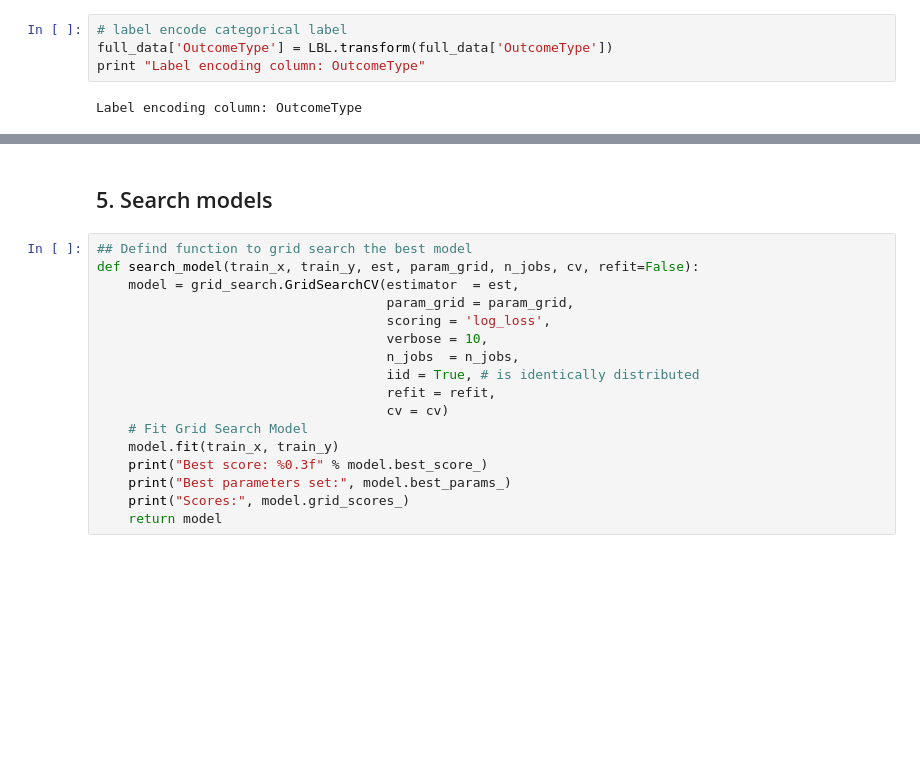
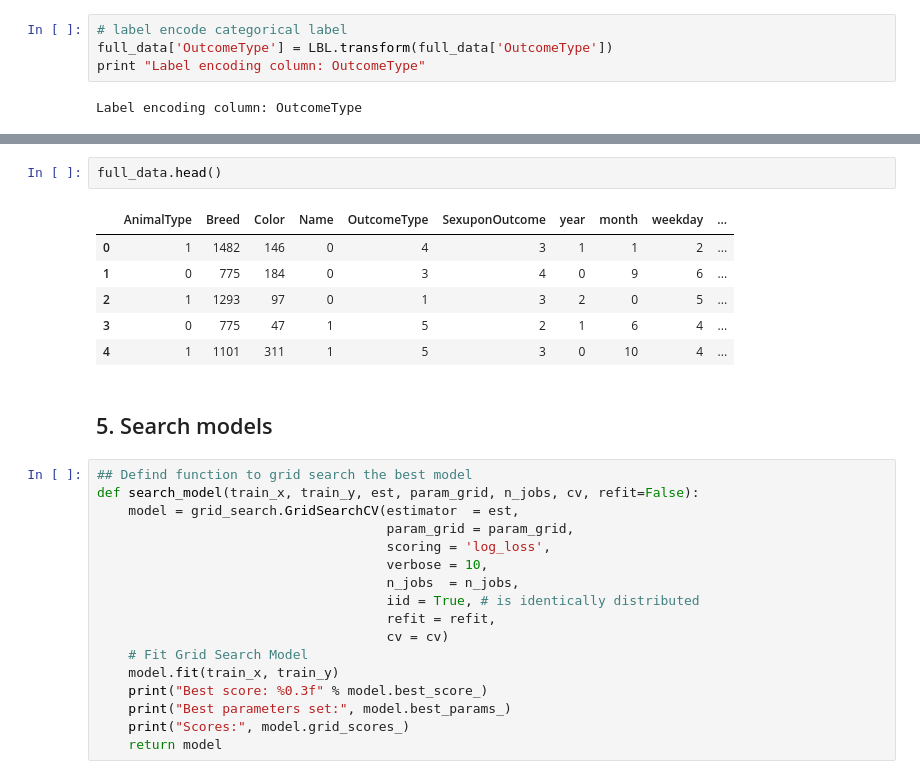
Before and after one commit to ibowen/kaggle, a Jupyter notebook: animalshelter/AnimalShelter_w1.ipynb, the cells around one changed output, grey strips where cells are left out. Cells and saved outputs as stored; diff of their text form; blank space fills up the shorter version.

```diff
--- a/animalshelter/AnimalShelter_w1.ipynb
+++ b/animalshelter/AnimalShelter_w1.ipynb
@@ -133,3 +227,12 @@ full_data.shape
+# %%
+full_data.head()
+# %% [output]
+|  | AnimalType | Breed | Color | Name | OutcomeType | SexuponOutcome | year | month | weekday | ... |
+| 0 | 1 | 1482 | 146 | 0 | 4 | 3 | 1 | 1 | 2 | ... |
+| 1 | 0 | 775 | 184 | 0 | 3 | 4 | 0 | 9 | 6 | ... |
+| 2 | 1 | 1293 | 97 | 0 | 1 | 3 | 2 | 0 | 5 | ... |
+| 3 | 0 | 775 | 47 | 1 | 5 | 2 | 1 | 6 | 4 | ... |
+| 4 | 1 | 1101 | 311 | 1 | 5 | 3 | 0 | 10 | 4 | ... |
 # %% [markdown]
 ## 5. Search models
 # %%
```
Also changed, not shown: parts of 72 cells of this notebook, 1 other file.
